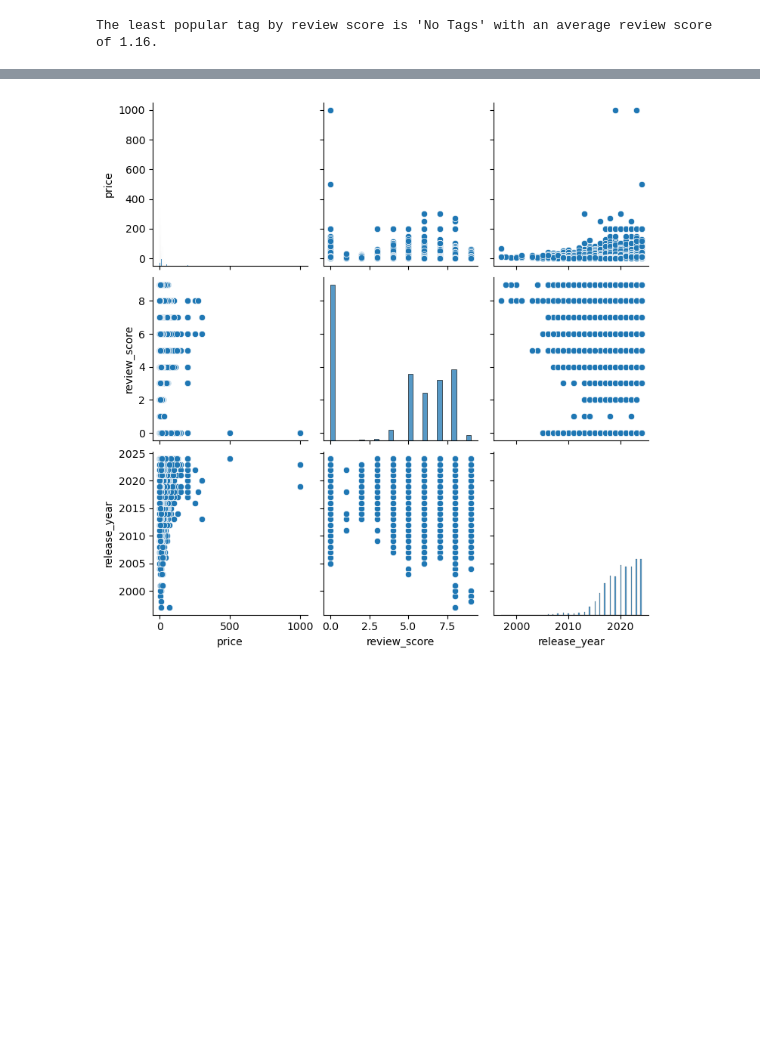
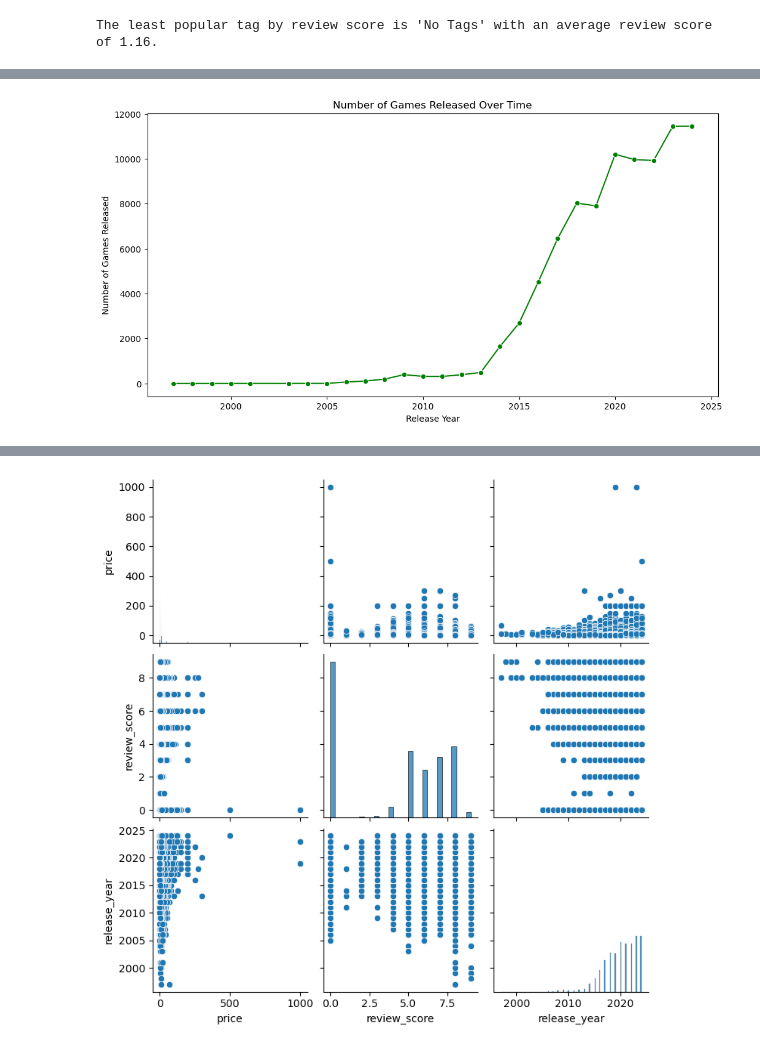
Before and after one commit to KianBahia/Steam-Data-Science-Report, a Jupyter notebook: attempt2.ipynb, the cells around one changed output, grey strips where cells are left out. Drawn from its saved outputs; the diff is of its cells as text; code cells hidden in the pictures; blank space fills up the shorter version.

```diff
--- a/attempt2.ipynb
+++ b/attempt2.ipynb
@@ -386,0 +388,22 @@ plt.show()
+# %%
+# Show the number of games released each year
+# Maybe also show the number of games above and below the average review score for each year.
+# Might work as a bar graph?
+
+# x axis = year
+# y axis = number of games
+# stacked bar graph
+# one stack is games with review score above average
+# other stack is games with review score below average
+
+# Count number of games released each year
+yearly_game_counts = df_merged.groupby('release_year').size().reset_index(name='num_games')
+
+plt.figure(figsize=(12, 6))
+sns.lineplot(x='release_year', y='num_games', data=yearly_game_counts, marker='o', color='green')
+plt.xlabel("Release Year")
+plt.ylabel("Number of Games Released")
+plt.title("Number of Games Released Over Time")
+plt.show()
+# %% [output]
+[figure, added]
```
Also changed, not shown: parts of 9 cells of this notebook.
